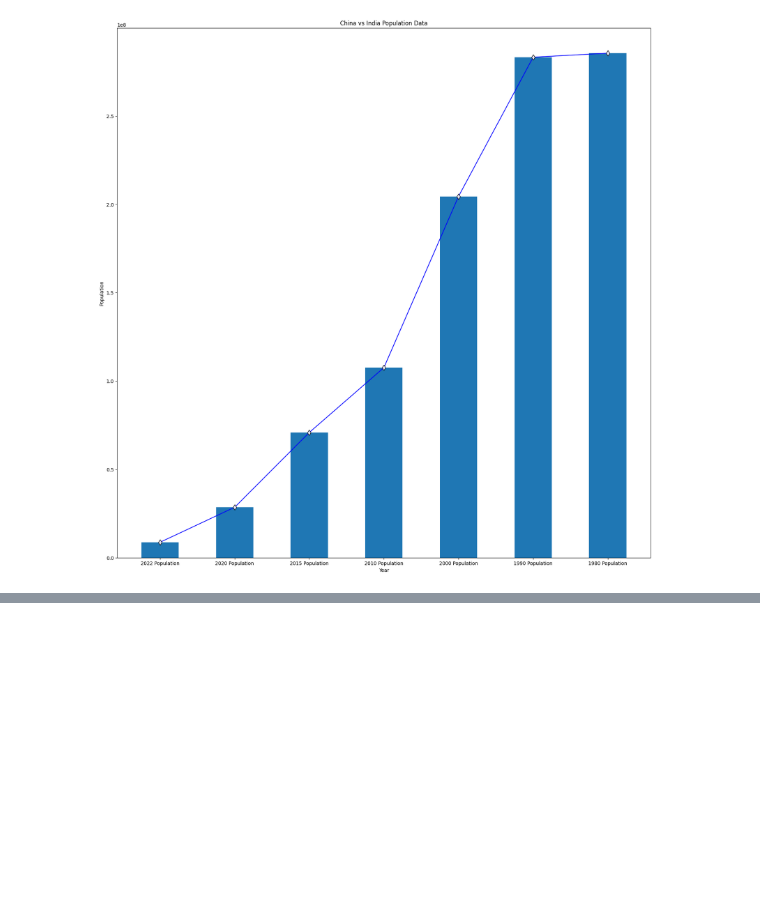
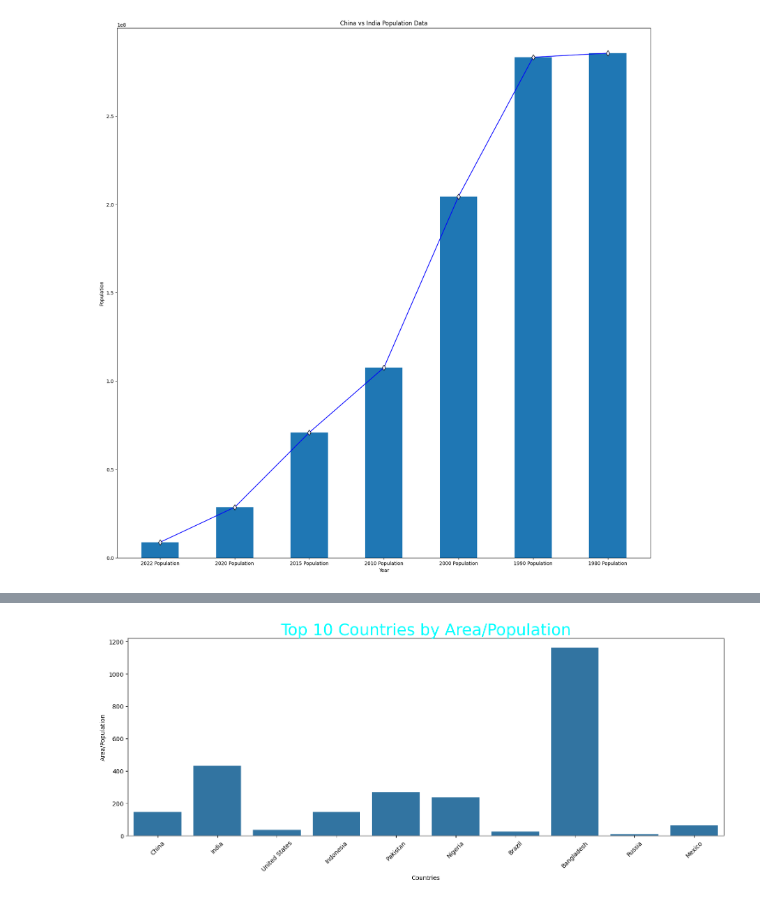
Before and after one commit to Ammar-creator-cmd/DataVisualization, a Jupyter notebook: Population_Analysis_Data.ipynb, the cells around one changed output, grey strips where cells are left out. Drawn from its saved outputs; the diff is of its cells as text; code cells hidden in the pictures; blank space fills up the shorter version.

```diff
--- a/Population_Analysis_Data.ipynb
+++ b/Population_Analysis_Data.ipynb
@@ -119,0 +181,2 @@ plt.show()
+# %%
+area_bypopulation = top10["2022 Population"]/top10["Area (km²)"]
@@ -119,0 +198,12 @@ plt.show()
+# %%
+top10["Area Per Person"] = area_bypopulation
+# %%
+plt.figure(figsize = (18, 6))
+sns.barplot(data = top10, x = "Country/Territory", y = "Area Per Person")
+plt.title("Top 10 Countries by Area/Population", size = 27, color = "cyan")
+plt.xlabel("Countries")
+plt.ylabel("Area/Population")
+plt.xticks(rotation = 45)
+plt.show()
+# %% [output]
+[figure, added]
```
Also changed, not shown: parts of 13 cells of this notebook.
